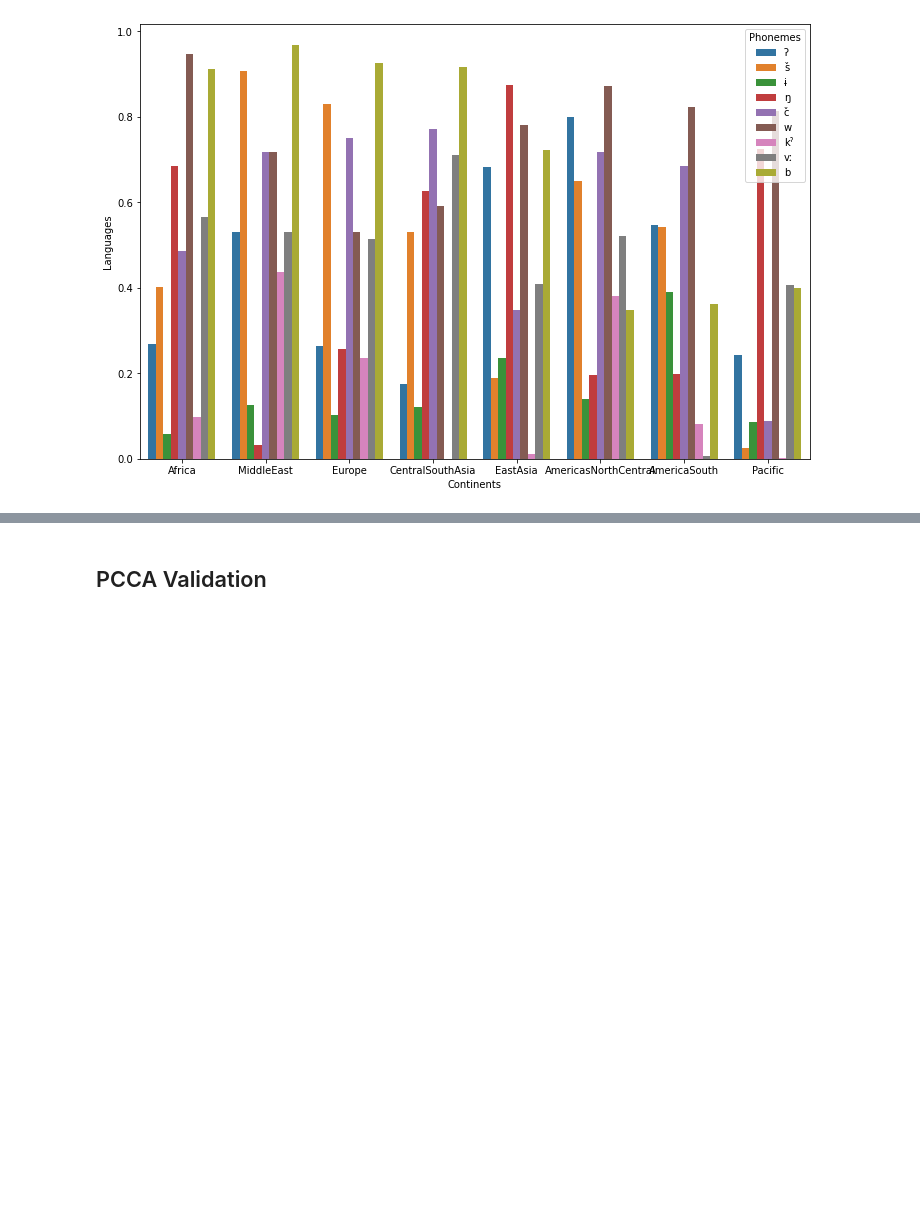
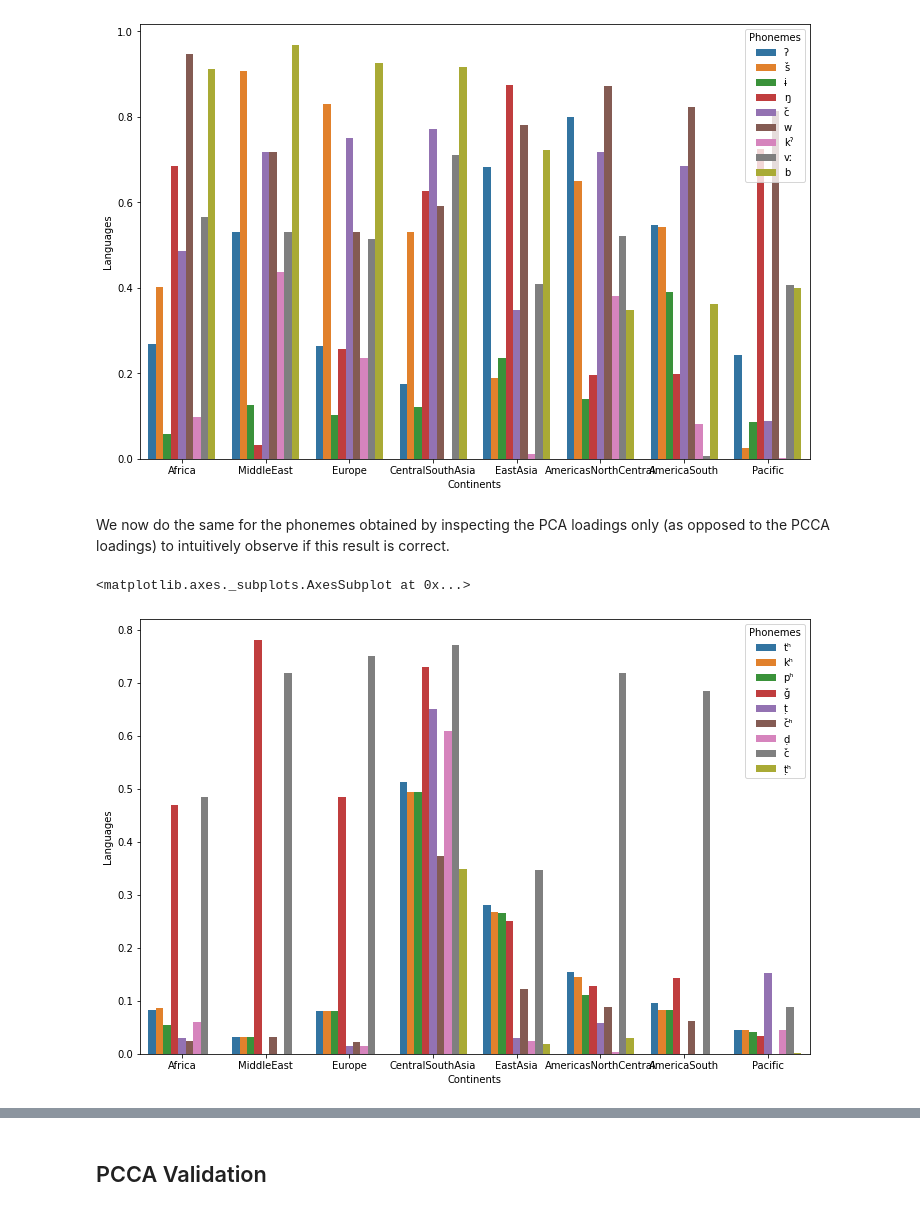
Before and after one commit to camoalon/language_genes, a Jupyter notebook: PCA.ipynb, the cells around one changed output, grey strips where cells are left out. Cells and saved outputs as stored; diff of their text form; code cells hidden in the pictures; blank space fills up the shorter version.

Commit message:
Loadings PCA

```diff
--- a/PCA.ipynb
+++ b/PCA.ipynb
@@ -591,7 +585,7 @@ $$
 
 This operation is computed bellow and stored in phonemes_loadings.
 # %%
-phonemes_cca_loadings = pd.DataFrame(getattr(cca, "y_loadings_"))
+phonemes_cca_loadings = pd.DataFrame(getattr(cca, "x_loadings_"))
 phonemes_loadings = np.abs(phonemes_pca_loadings.iloc[:,0:10].dot(phonemes_cca_loadings))
 # %% [markdown]
 We choose the number of phonemes responsible for the clustering based on the percentage of explained variance that they contribute to, first for the x-axis and then for the y-axis.
@@ -692,3 +704,50 @@ sns.barplot(data = languages_y,x ='Continents', y ='Languages', hue = 'Phonemes'
 plt.savefig('sanity_check_y.pdf')
 # %% [output]
 [figure]
+# %% [markdown]
+We now do the same for the phonemes obtained by inspecting the PCA loadings only (as opposed to the PCCA loadings) to intuitively observe if this result is correct.
+# %%
+phonemes_pca_x_index = []
+phonemes_pca_y_index = []
+
+for i,phoneme in enumerate(phonemes_pca_x):
+  phonemes_pca_x_index.append(phonemes_info_paper[phonemes_info_paper[1] == phoneme][0].item() -1)
+
+for i,phoneme in enumerate(phonemes_pca_y[0:-2]):
+    phonemes_pca_y_index.append(phonemes_info_paper[phonemes_info_paper[1] == phoneme][0].item()-1)
+    # Because the last two phonemes appear twice in the database, we need to add them by hand
+phonemes_pca_y_index.append(phonemes_info_paper[phonemes_info_paper[1] == phonemes_pca_y[-2]].iloc[0,0]-1)
+phonemes_pca_y_index.append(phonemes_info_paper[phonemes_info_paper[1] == phonemes_pca_y[-1]].iloc[0,0]-1)
+# %%
+languages_x = pd.DataFrame(columns = ['Continents','Languages','Phonemes'])
+languages_x_tmp = pd.DataFrame(columns = ['Continents','Languages','Phonemes'])
+
+for continent in continents_paper.unique():
+  for i in range(0,len(phonemes_pca_x)):
+    languages = languages_info_paper[languages_info_paper[phonemes_x_index[i]] == 1]['Continents']
+    current_language = list(languages).count(continent)/list(continents_paper).count(continent)
+    current_continent = continent
+    current_phoneme = phonemes_pca_x[i]
+    addition = [current_continent, current_language, current_phoneme]
+    languages_x_tmp.loc[i] = addition
+  languages_x = languages_x.append(languages_x_tmp, ignore_index = True)
+
+
+languages_y = pd.DataFrame(columns = ['Continents','Languages','Phonemes'])
+languages_y_tmp = pd.DataFrame(columns = ['Continents','Languages','Phonemes'])
+
+for continent in continents_paper.unique():
+  for i in range(0,len(phonemes_pca_y)):
+    languages = languages_info_paper[languages_info_paper[phonemes_y_index[i]] == 1]['Continents']
+    current_language = list(languages).count(continent)/list(continents_paper).count(continent)
+    current_continent = continent
+    current_phoneme = phonemes_pca_y[i]
+    addition = [current_continent, current_language, current_phoneme]
+    languages_y_tmp.loc[i] = addition
+  languages_y = languages_y.append(languages_y_tmp, ignore_index = True)
+# %%
+fig,ax = plt.subplots(nrows=1,ncols=1,figsize=(12,8))
+sns.barplot(data = languages_x,x ='Continents', y ='Languages', hue = 'Phonemes')
+# %% [output]
+<matplotlib.axes._subplots.AxesSubplot at 0x...>
+[figure, added]
```
Also changed, not shown: parts of 11 cells of this notebook.
